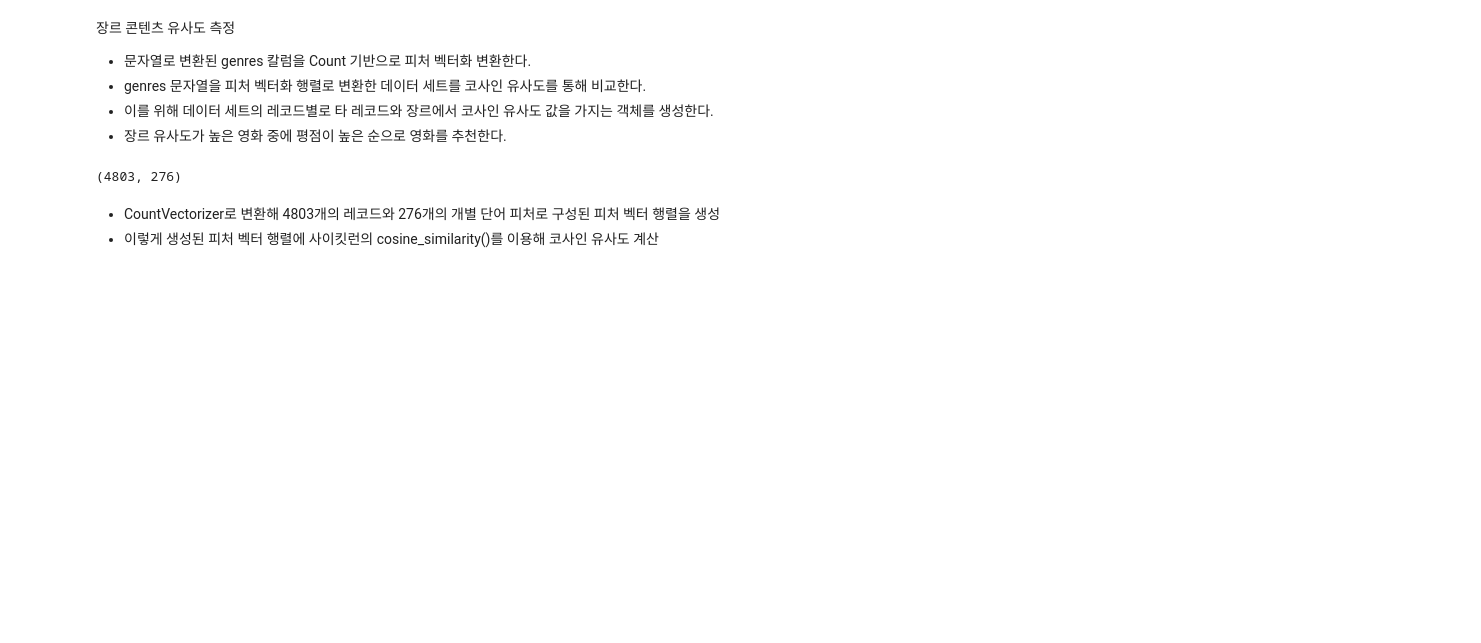
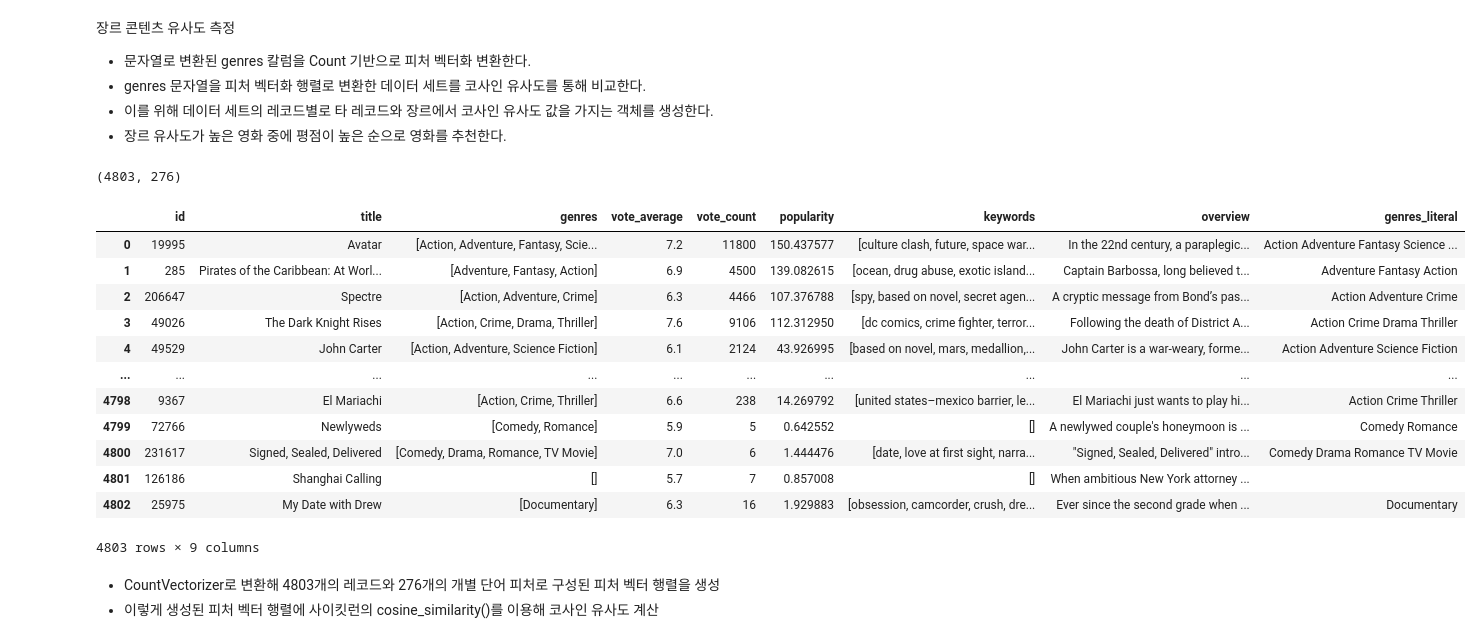
Before and after one commit to kkyxxn/curriculum, a Jupyter notebook: m8_머신러닝적용/ML_추천_콘텐츠기반.ipynb, the cells around one changed output. Drawn from its saved outputs; the diff is of its cells as text; code cells hidden in the pictures; blank space fills up the shorter version.

```diff
--- a/m8_머신러닝적용/ML_추천_콘텐츠기반.ipynb
+++ b/m8_머신러닝적용/ML_추천_콘텐츠기반.ipynb
@@ -103,14 +121,28 @@ movies_df['keywords_literal'] = movies_df['keywords'].apply(lambda x: (' ').join
 # %%
 from sklearn.feature_extraction.text import CountVectorizer
 
 # 리스트 객체 값으로 구성된 genres 칼럼을 apply(lambda x :('').join(x))를 적용하여
-# 개별 요소를 공백 문자로 구분하는 문자열로 변환해 genres_listeral 칼럼으로 저장
+# 개별 요소를 공백 문자로 구분하는 문자열로 변환해 genres_literal 칼럼으로 저장
 movies_df['genres_literal'] = movies_df['genres'].apply(lambda x : (' ').join(x))
 count_vect = CountVectorizer(min_df=0, ngram_range=(1,2))
 genre_mat = count_vect.fit_transform(movies_df['genres_literal'])
 print(genre_mat.shape)
+movies_df
 # %% [output]
 (4803, 276)
+|  | id | title | genres | vote_average | vote_count | popularity | keywords | overview | genres_literal |
+| 0 | 19995 | Avatar | [Action, Adventure, Fantasy, Scie... | 7.2 | 11800 | 150.437577 | [culture clash, future, space war... | In the 22nd century, a paraplegic... | Action Adventure Fantasy Science ... |
+| 1 | 285 | Pirates of the Caribbean: At Worl... | [Adventure, Fantasy, Action] | 6.9 | 4500 | 139.082615 | [ocean, drug abuse, exotic island... | Captain Barbossa, long believed t... | Adventure Fantasy Action |
+| 2 | 206647 | Spectre | [Action, Adventure, Crime] | 6.3 | 4466 | 107.376788 | [spy, based on novel, secret agen... | A cryptic message from Bond’s pas... | Action Adventure Crime |
+| 3 | 49026 | The Dark Knight Rises | [Action, Crime, Drama, Thriller] | 7.6 | 9106 | 112.312950 | [dc comics, crime fighter, terror... | Following the death of District A... | Action Crime Drama Thriller |
+| 4 | 49529 | John Carter | [Action, Adventure, Science Fiction] | 6.1 | 2124 | 43.926995 | [based on novel, mars, medallion,... | John Carter is a war-weary, forme... | Action Adventure Science Fiction |
+| ... | ... | ... | ... | ... | ... | ... | ... | ... | ... |
+| 4798 | 9367 | El Mariachi | [Action, Crime, Thriller] | 6.6 | 238 | 14.269792 | [united states–mexico barrier, le... | El Mariachi just wants to play hi... | Action Crime Thriller |
+| 4799 | 72766 | Newlyweds | [Comedy, Romance] | 5.9 | 5 | 0.642552 | [] | A newlywed couple's honeymoon is ... | Comedy Romance |
+| 4800 | 231617 | Signed, Sealed, Delivered | [Comedy, Drama, Romance, TV Movie] | 7.0 | 6 | 1.444476 | [date, love at first sight, narra... | "Signed, Sealed, Delivered" intro... | Comedy Drama Romance TV Movie |
+| 4801 | 126186 | Shanghai Calling | [] | 5.7 | 7 | 0.857008 | [] | When ambitious New York attorney ... |  |
+| 4802 | 25975 | My Date with Drew | [Documentary] | 6.3 | 16 | 1.929883 | [obsession, camcorder, crush, dre... | Ever since the second grade when ... | Documentary |
+4803 rows × 9 columns
 # %% [markdown]
 - CountVectorizer로 변환해 4803개의 레코드와 276개의 개별 단어 피처로 구성된 피처 벡터 행렬을 생성
 - 이렇게 생성된 피처 벡터 행렬에 사이킷런의 cosine_similarity()를 이용해 코사인 유사도 계산
```
Also changed, not shown: parts of 17 cells of this notebook, 3 other files.
